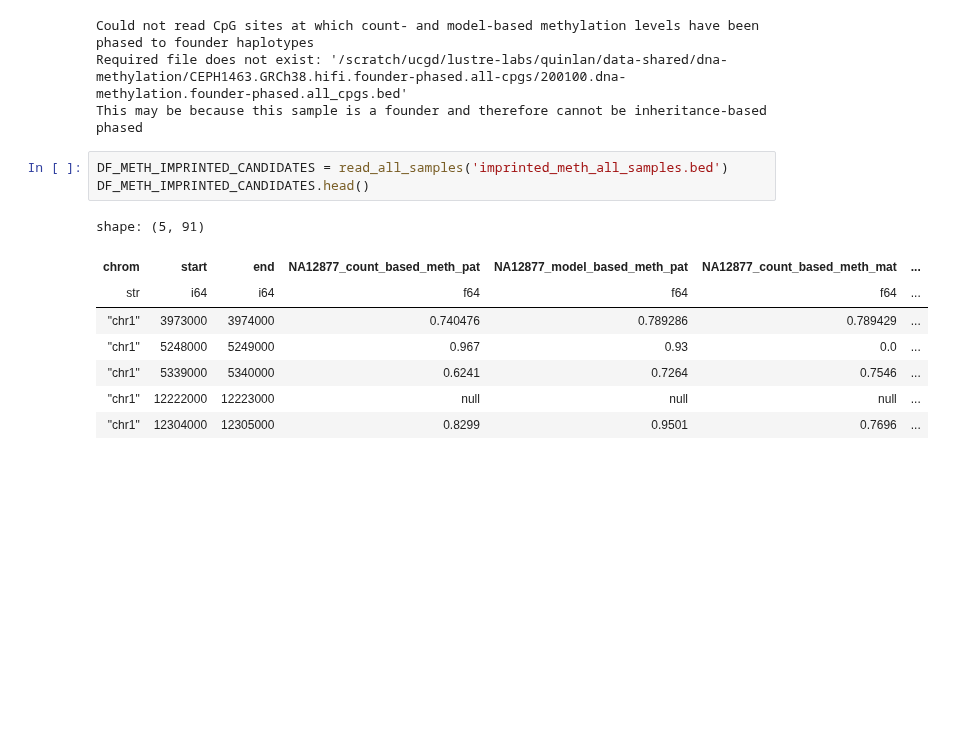
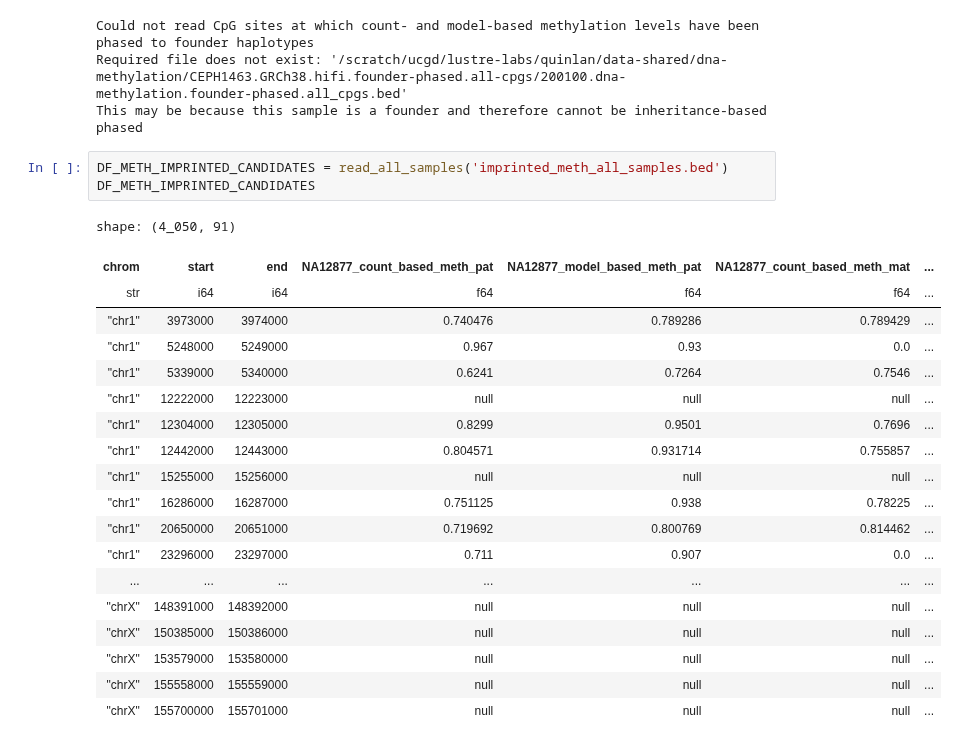
Before and after one commit to quinlan-lab/tapestry, a Jupyter notebook: analysis/imprinting.ipynb, the cells around one changed output. Drawn from its saved outputs; the diff is of its cells as text; blank space fills up the shorter version.

```diff
--- a/analysis/imprinting.ipynb
+++ b/analysis/imprinting.ipynb
@@ -387,16 +407,27 @@ Required file does not exist: '/scratch/ucgd/lustre-labs/quinlan/data-shared/dna
 This may be because this sample is a founder and therefore cannot be inheritance-based phased
 # %%
 DF_METH_IMPRINTED_CANDIDATES = read_all_samples('imprinted_meth_all_samples.bed')
-DF_METH_IMPRINTED_CANDIDATES.head()
+DF_METH_IMPRINTED_CANDIDATES
 # %% [output]
-shape: (5, 91)
+shape: (4_050, 91)
 | chrom | start | end | NA12877_count_based_meth_pat | NA12877_model_based_meth_pat | NA12877_count_based_meth_mat | ... |
 | str | i64 | i64 | f64 | f64 | f64 | ... |
 | "chr1" | 3973000 | 3974000 | 0.740476 | 0.789286 | 0.789429 | ... |
 | "chr1" | 5248000 | 5249000 | 0.967 | 0.93 | 0.0 | ... |
 | "chr1" | 5339000 | 5340000 | 0.6241 | 0.7264 | 0.7546 | ... |
 | "chr1" | 12222000 | 12223000 | null | null | null | ... |
 | "chr1" | 12304000 | 12305000 | 0.8299 | 0.9501 | 0.7696 | ... |
+| "chr1" | 12442000 | 12443000 | 0.804571 | 0.931714 | 0.755857 | ... |
+| "chr1" | 15255000 | 15256000 | null | null | null | ... |
+| "chr1" | 16286000 | 16287000 | 0.751125 | 0.938 | 0.78225 | ... |
+| "chr1" | 20650000 | 20651000 | 0.719692 | 0.800769 | 0.814462 | ... |
+| "chr1" | 23296000 | 23297000 | 0.711 | 0.907 | 0.0 | ... |
+| ... | ... | ... | ... | ... | ... | ... |
+| "chrX" | 148391000 | 148392000 | null | null | null | ... |
+| "chrX" | 150385000 | 150386000 | null | null | null | ... |
+| "chrX" | 153579000 | 153580000 | null | null | null | ... |
+| "chrX" | 155558000 | 155559000 | null | null | null | ... |
+| "chrX" | 155700000 | 155701000 | null | null | null | ... |
 # %%
 from get_palladium_prefixes import get_prefixes_wrapper
 
```
Also changed, not shown: parts of 19 cells of this notebook.
